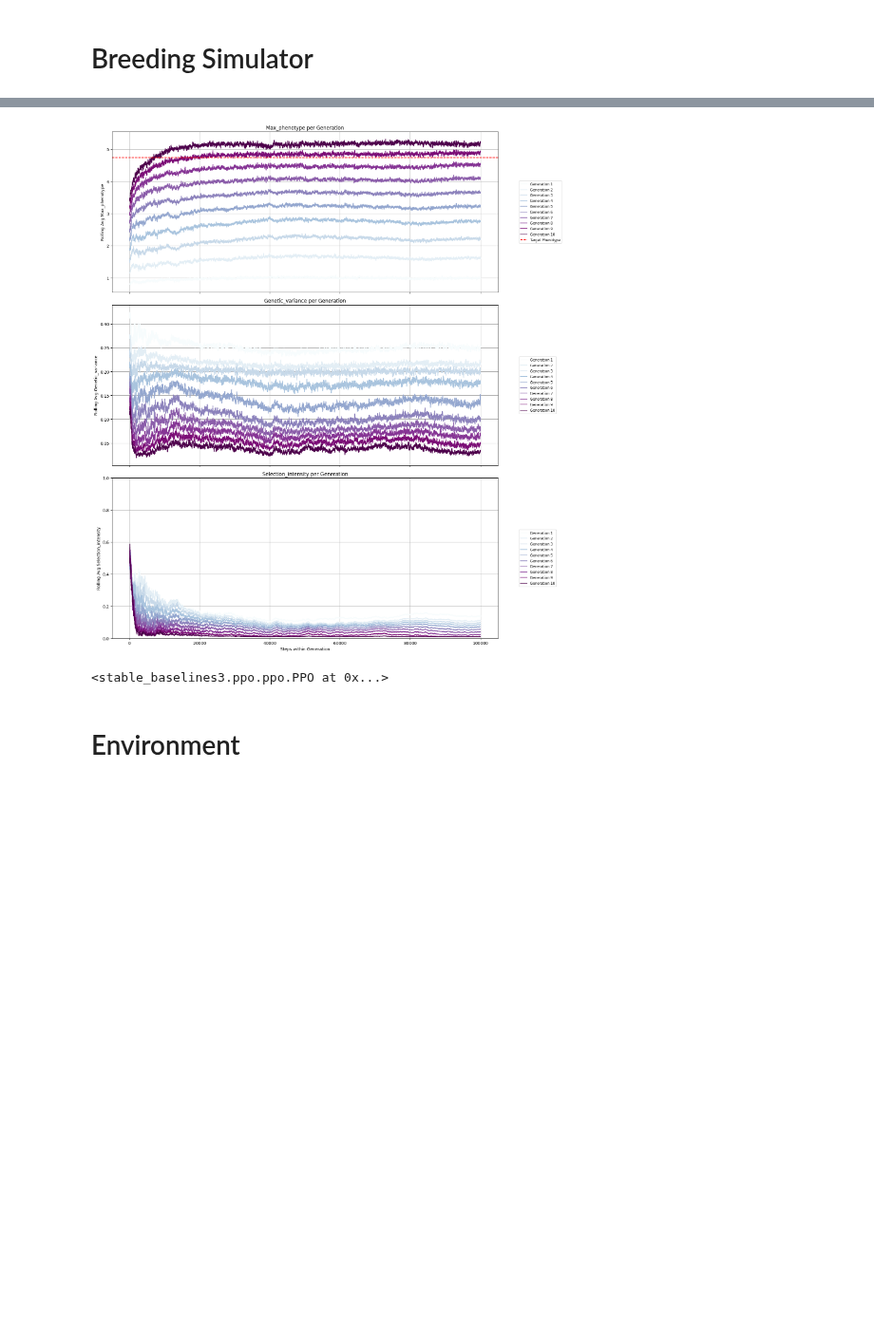
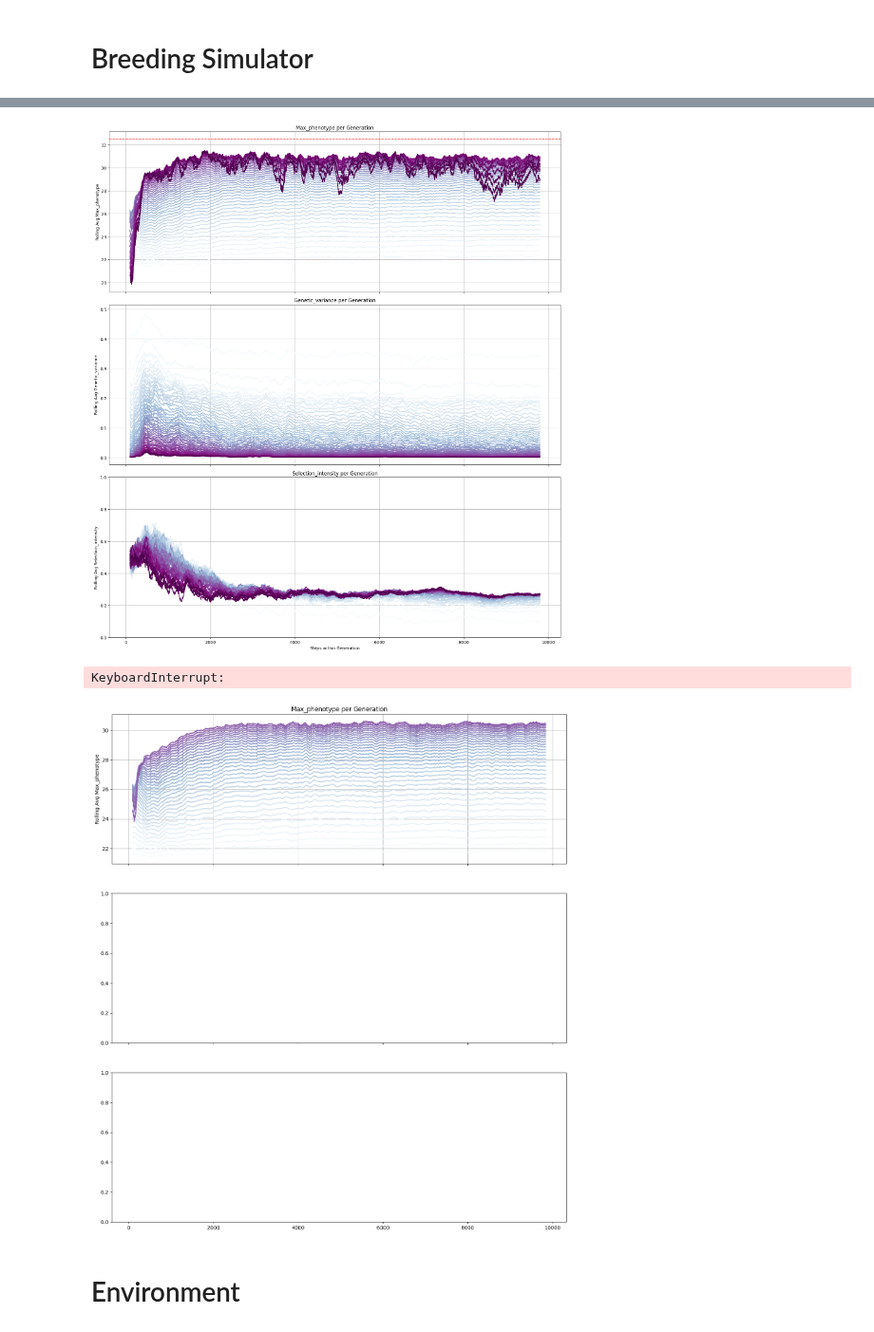
Before and after one commit to cjGO/ChewC, a Jupyter notebook: dev_nbs/Discrete_Env.ipynb, the cells around one changed output, grey strips where cells are left out. Shown at 95% size. Drawn from its saved outputs; the diff is of its cells as text; code cells hidden in the pictures; blank space fills up the shorter version.

```diff
--- a/dev_nbs/Discrete_Env.ipynb
+++ b/dev_nbs/Discrete_Env.ipynb
@@ -633,13 +687,14 @@ Action 1.00 (SI: 0.99): 0.47
 # %%
 from stable_baselines3 import PPO
 
 breeder_env = BreedingEnv(SP)
 agent = PPO("MultiInputPolicy", breeder_env)
-cb = GeneralizedVisualizationCallback( target_phenotype = 4.74)
-agent.learn(total_timesteps=1000000 ,callback=cb)
+cb = GeneralizedVisualizationCallback( target_phenotype = 32.5)
+agent.learn(total_timesteps=20000000 ,callback=cb)
 # %% [output]
-[figure, old version]
+[figure, new version]
-<stable_baselines3.ppo.ppo.PPO at 0x...>
+KeyboardInterrupt:
+[figure, added]
 # %%
 
 # Example usage in a simple loop
```
Also changed, not shown: parts of 4 cells of this notebook, 1 other file.
